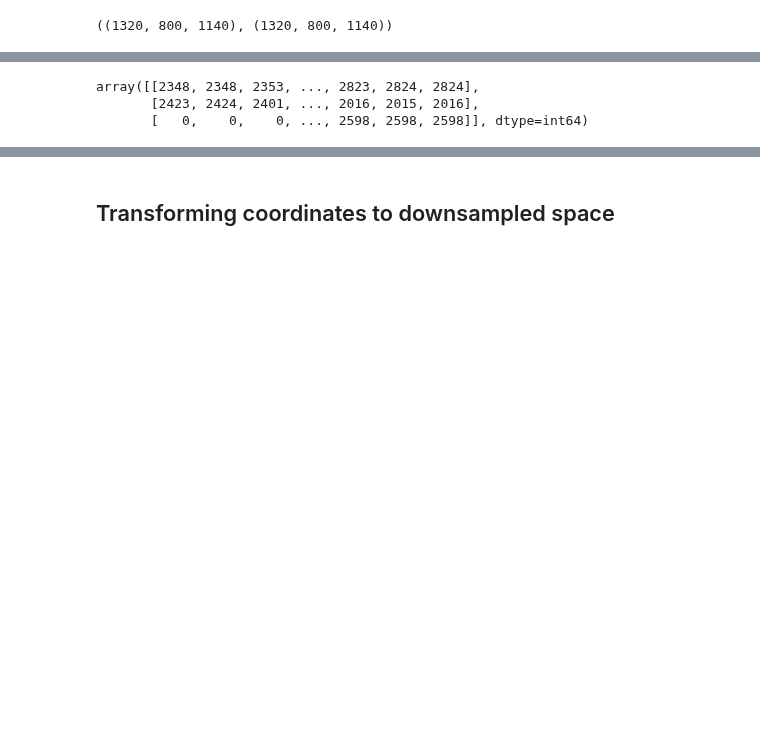
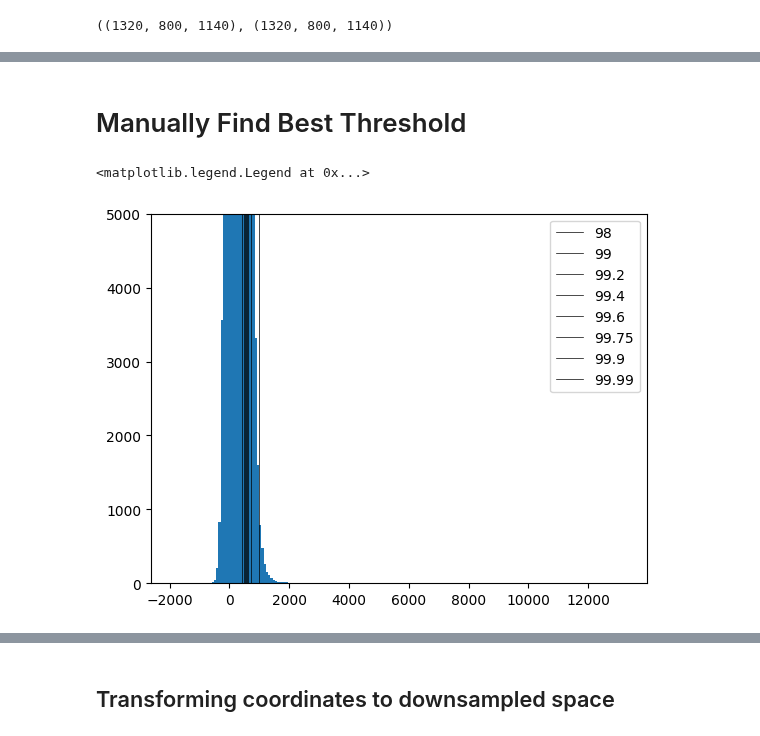
Before and after one commit to samclothier/braintracer, a Jupyter notebook: braintracer/anterograde_pipeline.ipynb, the cells around one changed output, grey strips where cells are left out. Saved outputs shown, nothing was run; the diff lists cells and outputs as text; code cells hidden in the pictures; blank space fills up the shorter version.

Commit message:
At point of finishing paper figures. All scripts updated including many usability improvements but cleanup still needed.

```diff
--- a/braintracer/anterograde_pipeline.ipynb
+++ b/braintracer/anterograde_pipeline.ipynb
@@ -89,7 +75,24 @@ for i in tqdm(range(len(stack1))):
-# %%
-all_coordinates = np.array([all_x_idxs, all_y_idxs, all_z_idxs])
-all_coordinates
-# %% [output]
-array([[2348, 2348, 2353, ..., 2823, 2824, 2824],
-       [2423, 2424, 2401, ..., 2016, 2015, 2016],
-       [   0,    0,    0, ..., 2598, 2598, 2598]], dtype=int64)
+# %% [markdown]
+# Manually Find Best Threshold
+# %%
+slice_to_analyse = 810
+# %%
+this_slice = stack1[slice_to_analyse]
+bg_slice = stack2[slice_to_analyse]
+subtracted_slice = this_slice - ((bg_slice * m) + c)
+
+pixel_sample = subtracted_slice.flatten()
+# %%
+sorted_pixels = np.sort(pixel_sample)
+# %%
+plt.hist(pixel_sample, bins=200);
+plt.ylim(0,5000)
+
+percentiles = [98, 99, 99.2, 99.4, 99.6, 99.75, 99.9, 99.99]
+for p in percentiles:
+    x_for_p = np.percentile(sorted_pixels, p)
+    plt.axvline(x=x_for_p, c='k', linewidth=0.5, label=f'{p}')
+plt.legend()
+# %% [output]
+<matplotlib.legend.Legend at 0x...>
+[figure, added]
```
Also changed, not shown: parts of 44 cells of this notebook, 30 other files.
